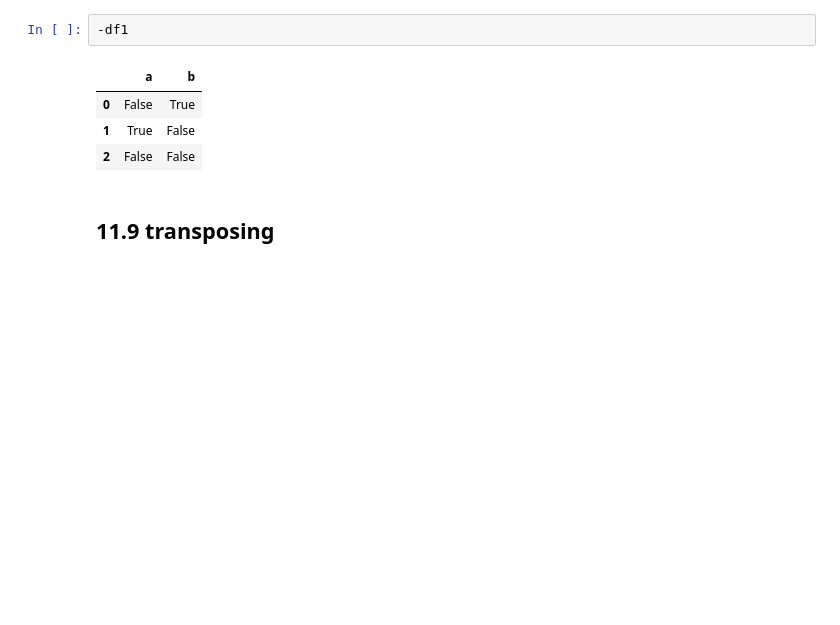
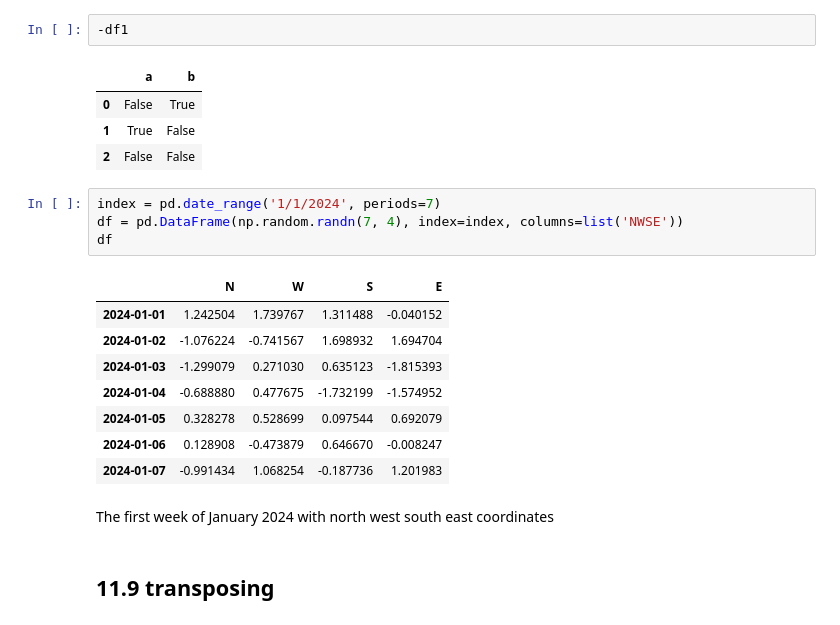
Before and after one commit to SorrenJ/Week1-Introduction_to_Python, a Jupyter notebook: Copy_of_Copy_of_Copy_of_Introduction_to_Python.ipynb, the cells around one changed output. Drawn from its saved outputs; the diff is of its cells as text; blank space fills up the shorter version.

```diff
--- a/Copy_of_Copy_of_Copy_of_Introduction_to_Python.ipynb
+++ b/Copy_of_Copy_of_Copy_of_Introduction_to_Python.ipynb
@@ -2276,6 +2307,21 @@ df1^df2
 | 0 | False | True |
 | 1 | True | False |
 | 2 | False | False |
+# %%
+index = pd.date_range('1/1/2024', periods=7)
+df = pd.DataFrame(np.random.randn(7, 4), index=index, columns=list('NWSE'))
+df
+# %% [output]
+|  | N | W | S | E |
+| 2024-01-01 | 1.242504 | 1.739767 | 1.311488 | -0.040152 |
+| 2024-01-02 | -1.076224 | -0.741567 | 1.698932 | 1.694704 |
+| 2024-01-03 | -1.299079 | 0.271030 | 0.635123 | -1.815393 |
+| 2024-01-04 | -0.688880 | 0.477675 | -1.732199 | -1.574952 |
+| 2024-01-05 | 0.328278 | 0.528699 | 0.097544 | 0.692079 |
+| 2024-01-06 | 0.128908 | -0.473879 | 0.646670 | -0.008247 |
+| 2024-01-07 | -0.991434 | 1.068254 | -0.187736 | 1.201983 |
+# %% [markdown]
+The first week of January 2024 with north west south east coordinates
 # %% [markdown]
 ## 11.9 transposing
 # %% [markdown]
```
Also changed, not shown: parts of 12 cells of this notebook.
